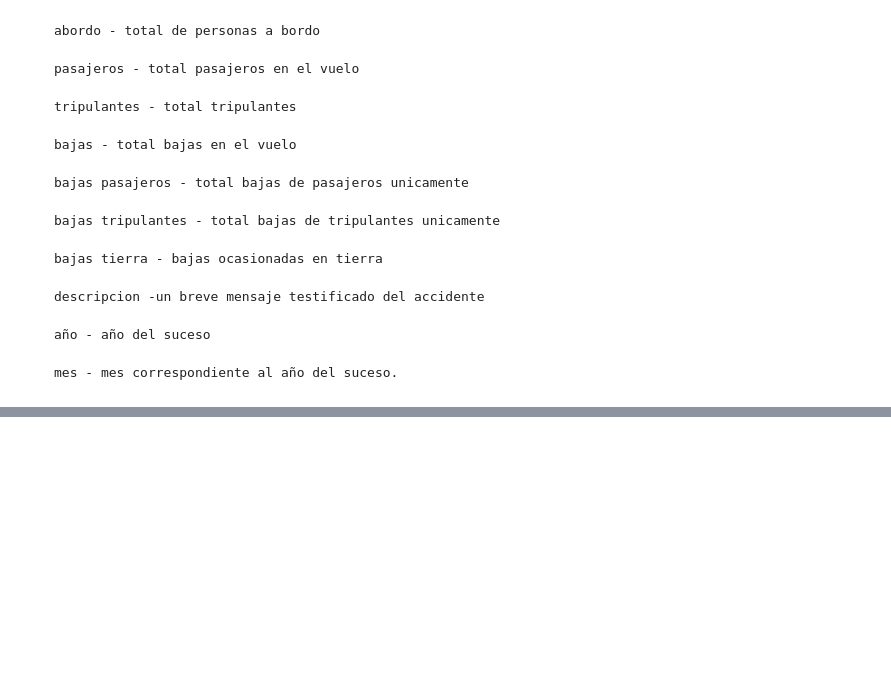
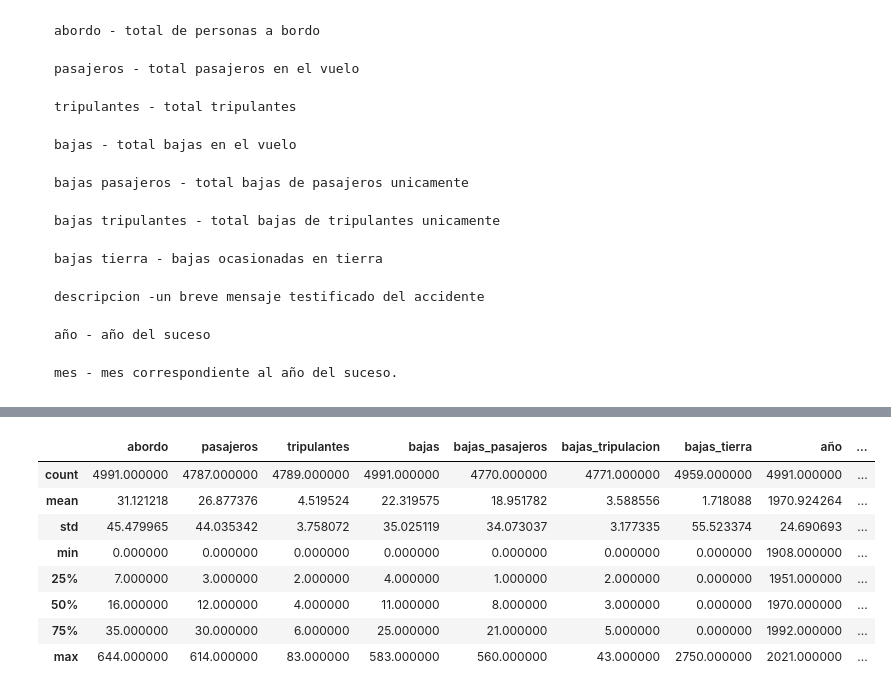
Before and after one commit to damian-code29/Avioncitos, a Jupyter notebook: dos_analisis.ipynb, the cells around one changed output, grey strips where cells are left out. Drawn from its saved outputs; the diff is of its cells as text; code cells hidden in the pictures; blank space fills up the shorter version.

```diff
--- a/dos_analisis.ipynb
+++ b/dos_analisis.ipynb
@@ -124,0 +54,13 @@ memory usage: 468.0+ KB
+# %%
+# veamos una descripcion breve de la tabla.
+aa.describe()
+# %% [output]
+|  | abordo | pasajeros | tripulantes | bajas | bajas_pasajeros | bajas_tripulacion | bajas_tierra | año | ... |
+| count | 4991.000000 | 4787.000000 | 4789.000000 | 4991.000000 | 4770.000000 | 4771.000000 | 4959.000000 | 4991.000000 | ... |
+| mean | 31.121218 | 26.877376 | 4.519524 | 22.319575 | 18.951782 | 3.588556 | 1.718088 | 1970.924264 | ... |
+| std | 45.479965 | 44.035342 | 3.758072 | 35.025119 | 34.073037 | 3.177335 | 55.523374 | 24.690693 | ... |
+| min | 0.000000 | 0.000000 | 0.000000 | 0.000000 | 0.000000 | 0.000000 | 0.000000 | 1908.000000 | ... |
+| 25% | 7.000000 | 3.000000 | 2.000000 | 4.000000 | 1.000000 | 2.000000 | 0.000000 | 1951.000000 | ... |
+| 50% | 16.000000 | 12.000000 | 4.000000 | 11.000000 | 8.000000 | 3.000000 | 0.000000 | 1970.000000 | ... |
+| 75% | 35.000000 | 30.000000 | 6.000000 | 25.000000 | 21.000000 | 5.000000 | 0.000000 | 1992.000000 | ... |
+| max | 644.000000 | 614.000000 | 83.000000 | 583.000000 | 560.000000 | 43.000000 | 2750.000000 | 2021.000000 | ... |
```
Also changed, not shown: parts of 13 cells of this notebook.
